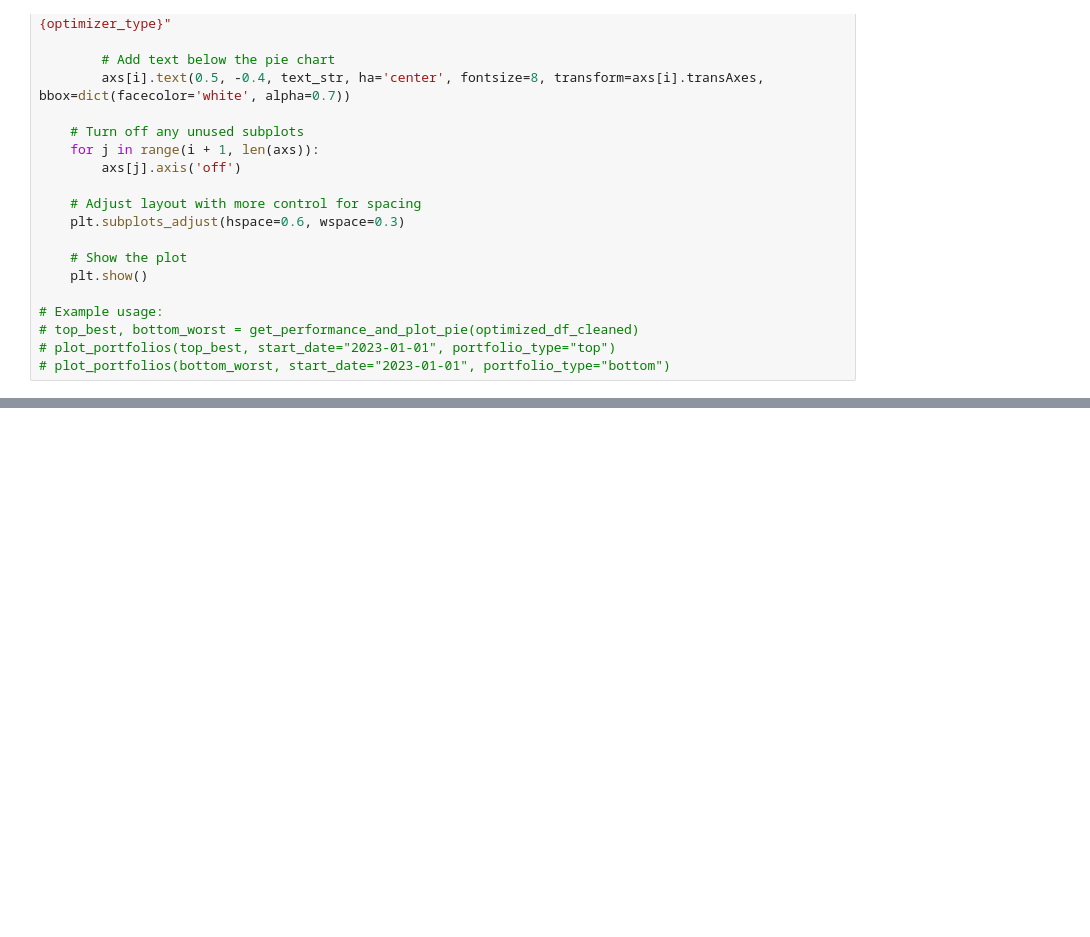
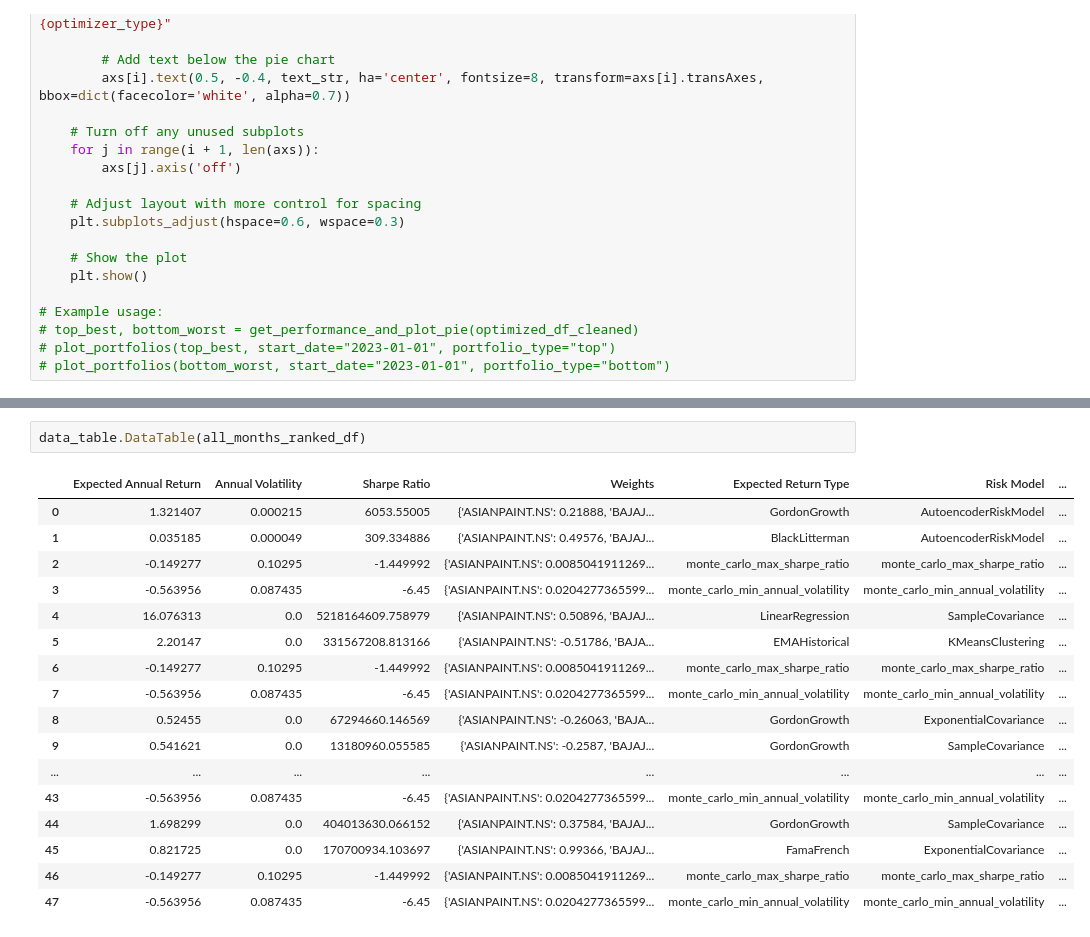
Before and after one commit to rushikeshnakhate/PyPortOptimizationPipeline, a Jupyter notebook: multi_optimized_df_visualization.ipynb, the cells around one changed output, grey strips where cells are left out. Cells and saved outputs as stored; diff of their text form; blank space fills up the shorter version.

```diff
--- a/multi_optimized_df_visualization.ipynb
+++ b/multi_optimized_df_visualization.ipynb
@@ -260,0 +368,20 @@ Name: Weights, Length: 1875, dtype: bool
+# %%
+data_table.DataTable(all_months_ranked_df)
+# %% [output]
+|  | Expected Annual Return | Annual Volatility | Sharpe Ratio | Weights | Expected Return Type | Risk Model | ... |
+| 0 | 1.321407 | 0.000215 | 6053.55005 | {'ASIANPAINT.NS': 0.21888, 'BAJAJ... | GordonGrowth | AutoencoderRiskModel | ... |
+| 1 | 0.035185 | 0.000049 | 309.334886 | {'ASIANPAINT.NS': 0.49576, 'BAJAJ... | BlackLitterman | AutoencoderRiskModel | ... |
+| 2 | -0.149277 | 0.10295 | -1.449992 | {'ASIANPAINT.NS': 0.0085041911269... | monte_carlo_max_sharpe_ratio | monte_carlo_max_sharpe_ratio | ... |
+| 3 | -0.563956 | 0.087435 | -6.45 | {'ASIANPAINT.NS': 0.0204277365599... | monte_carlo_min_annual_volatility | monte_carlo_min_annual_volatility | ... |
+| 4 | 16.076313 | 0.0 | 5218164609.758979 | {'ASIANPAINT.NS': 0.50896, 'BAJAJ... | LinearRegression | SampleCovariance | ... |
+| 5 | 2.20147 | 0.0 | 331567208.813166 | {'ASIANPAINT.NS': -0.51786, 'BAJA... | EMAHistorical | KMeansClustering | ... |
+| 6 | -0.149277 | 0.10295 | -1.449992 | {'ASIANPAINT.NS': 0.0085041911269... | monte_carlo_max_sharpe_ratio | monte_carlo_max_sharpe_ratio | ... |
+| 7 | -0.563956 | 0.087435 | -6.45 | {'ASIANPAINT.NS': 0.0204277365599... | monte_carlo_min_annual_volatility | monte_carlo_min_annual_volatility | ... |
+| 8 | 0.52455 | 0.0 | 67294660.146569 | {'ASIANPAINT.NS': -0.26063, 'BAJA... | GordonGrowth | ExponentialCovariance | ... |
+| 9 | 0.541621 | 0.0 | 13180960.055585 | {'ASIANPAINT.NS': -0.2587, 'BAJAJ... | GordonGrowth | SampleCovariance | ... |
+| ... | ... | ... | ... | ... | ... | ... | ... |
+| 43 | -0.563956 | 0.087435 | -6.45 | {'ASIANPAINT.NS': 0.0204277365599... | monte_carlo_min_annual_volatility | monte_carlo_min_annual_volatility | ... |
+| 44 | 1.698299 | 0.0 | 404013630.066152 | {'ASIANPAINT.NS': 0.37584, 'BAJAJ... | GordonGrowth | SampleCovariance | ... |
+| 45 | 0.821725 | 0.0 | 170700934.103697 | {'ASIANPAINT.NS': 0.99366, 'BAJAJ... | FamaFrench | ExponentialCovariance | ... |
+| 46 | -0.149277 | 0.10295 | -1.449992 | {'ASIANPAINT.NS': 0.0085041911269... | monte_carlo_max_sharpe_ratio | monte_carlo_max_sharpe_ratio | ... |
+| 47 | -0.563956 | 0.087435 | -6.45 | {'ASIANPAINT.NS': 0.0204277365599... | monte_carlo_min_annual_volatility | monte_carlo_min_annual_volatility | ... |
```
Also changed, not shown: parts of 8 cells of this notebook.
